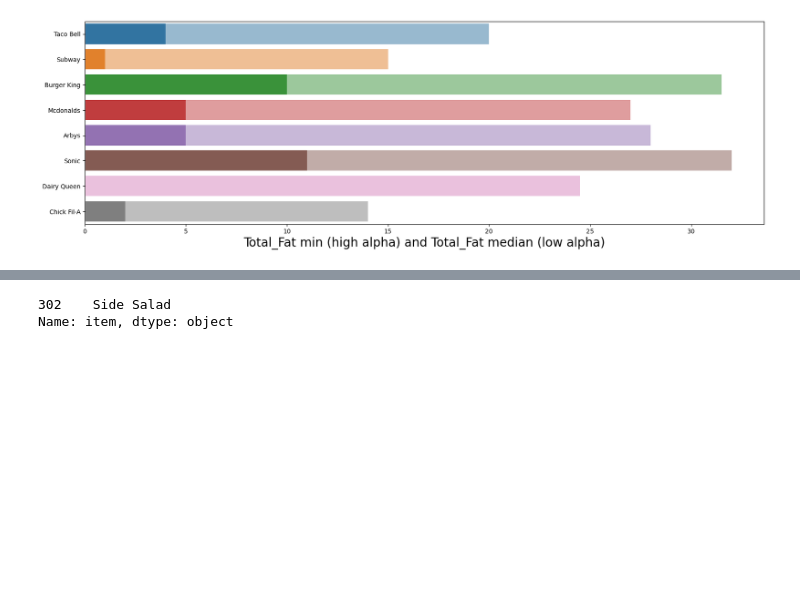
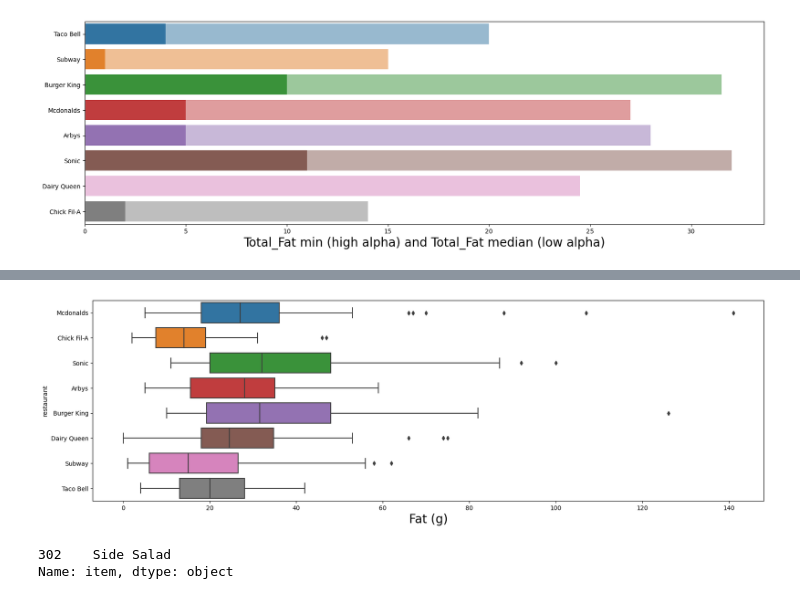
Before and after one commit to ZachMajernik/DataScience1, a Jupyter notebook: FinalProject/FinalProjectDataset.ipynb, the cells around one changed output, grey strips where cells are left out. Cells and saved outputs as stored; diff of their text form; code cells hidden in the pictures; blank space fills up the shorter version.

```diff
--- a/FinalProject/FinalProjectDataset.ipynb
+++ b/FinalProject/FinalProjectDataset.ipynb
@@ -215,3 +367,13 @@ print(meds['total_fat'][cfa])
+# %%
+plt.figure(figsize = (20,6))
+
+sns.boxplot(data=df, x=df['total_fat'], y=df['restaurant'])
+
+plt.xlabel("Fat (g)", fontsize=20)
+
+plt.show()
+# %% [output]
+[figure, added]
 # %%
 df[df.loc[:,'total_fat'] == 0]["item"]
 # %% [output]
```
Also changed, not shown: parts of 9 cells of this notebook, 7 other files.
